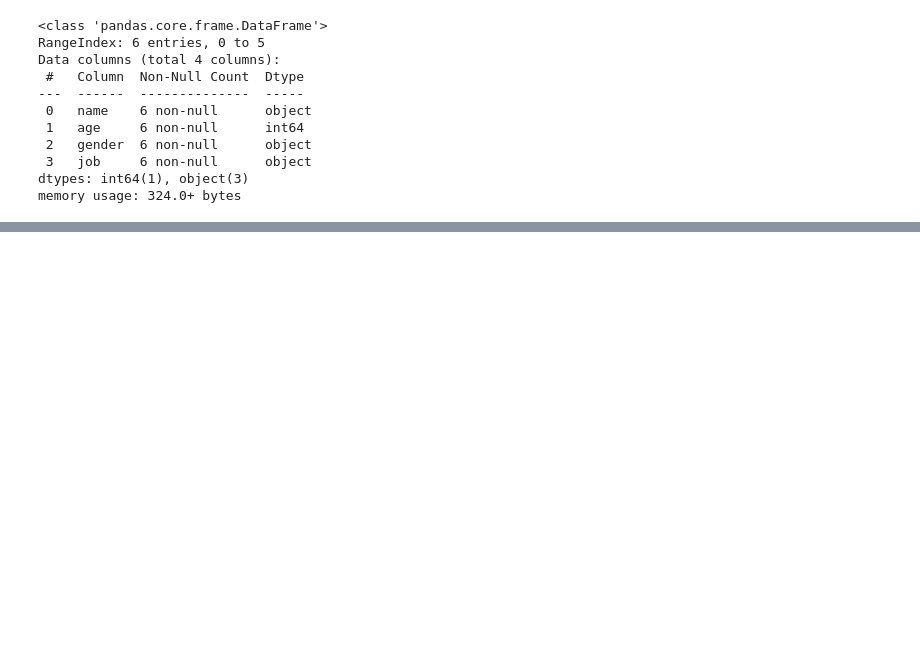
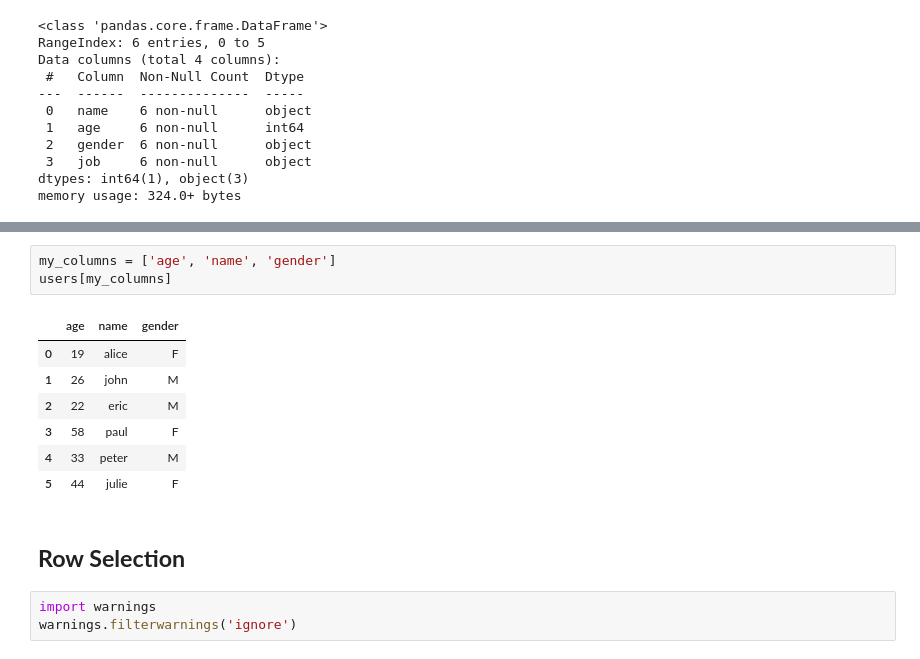
Before and after one commit to toarnabtrainer/AEC_ML_With_Python_August_2024, a Jupyter notebook: Pandas.ipynb, the cells around one changed output, grey strips where cells are left out. Drawn from its saved outputs; the diff is of its cells as text; blank space fills up the shorter version.

```diff
--- a/Pandas.ipynb
+++ b/Pandas.ipynb
@@ -594,0 +641,16 @@ memory usage: 324.0+ bytes
+# %%
+my_columns = ['age', 'name', 'gender']
+users[my_columns]
+# %% [output]
+|  | age | name | gender |
+| 0 | 19 | alice | F |
+| 1 | 26 | john | M |
+| 2 | 22 | eric | M |
+| 3 | 58 | paul | F |
+| 4 | 33 | peter | M |
+| 5 | 44 | julie | F |
+# %% [markdown]
+## **Row Selection**
+# %%
+import warnings
+warnings.filterwarnings('ignore')
```
Also changed, not shown: parts of 8 cells of this notebook.
